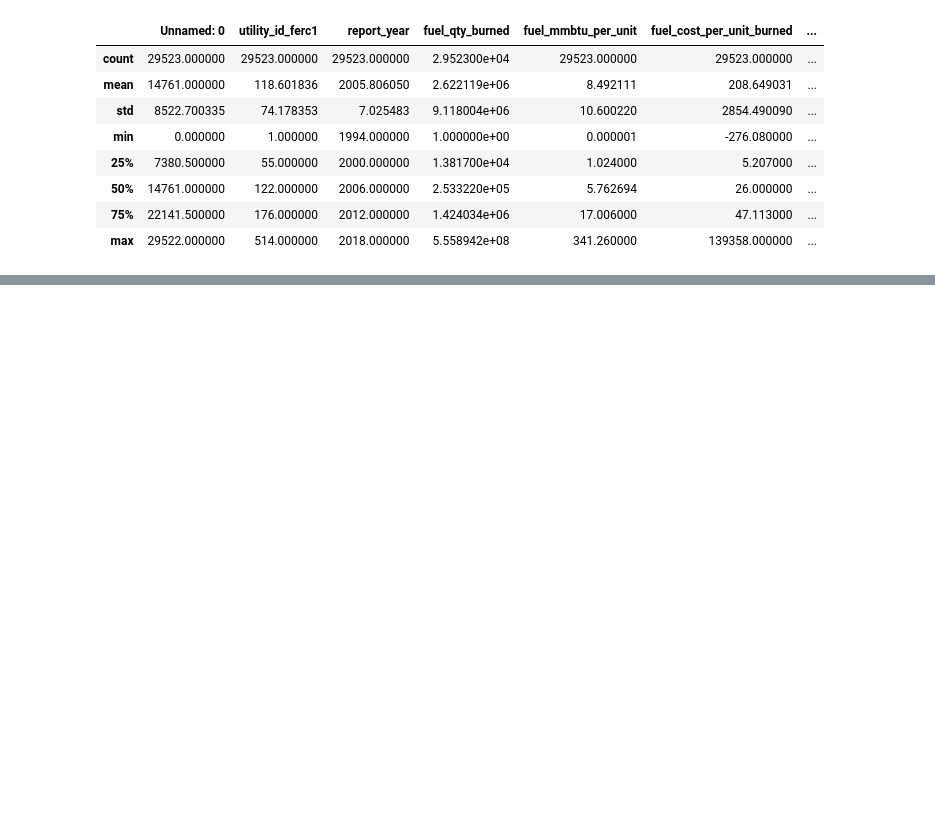
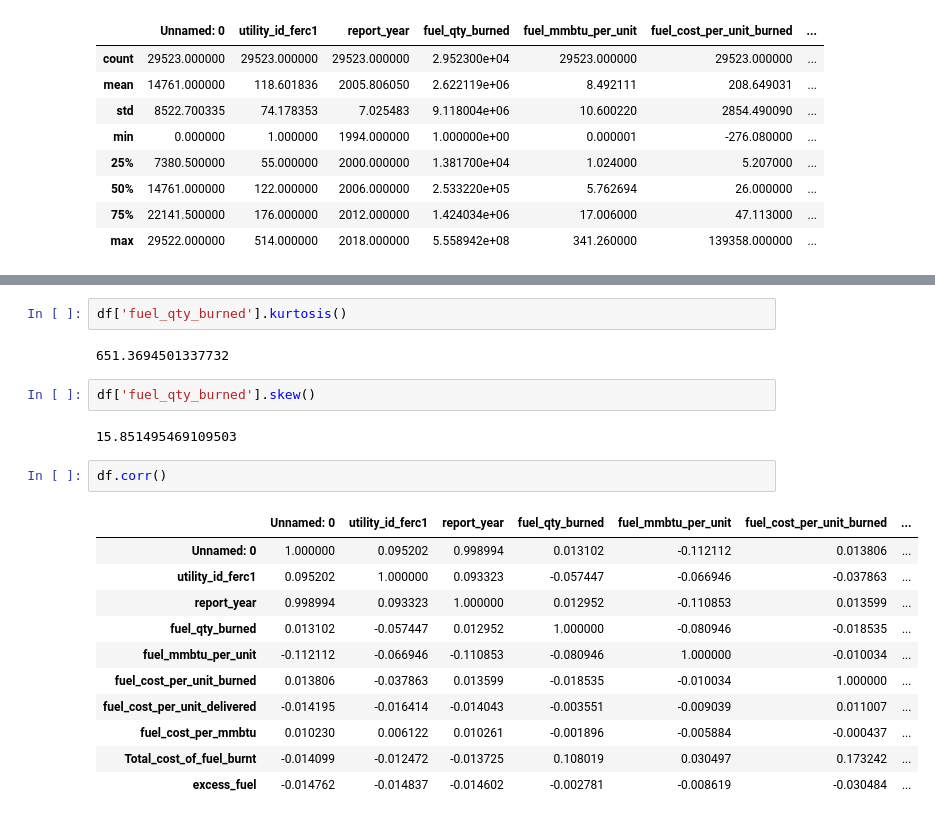
Before and after one commit to AninFreddy01/Hamoye_internship2020, a Jupyter notebook: STAGE A/fuel_ferc_analysis.ipynb, the cells around one changed output, grey strips where cells are left out. Cells and saved outputs as stored; diff of their text form; blank space fills up the shorter version.

```diff
--- a/STAGE A/fuel_ferc_analysis.ipynb
+++ b/STAGE A/fuel_ferc_analysis.ipynb
@@ -192,0 +231,22 @@ df.describe()
+# %%
+df['fuel_qty_burned'].kurtosis()
+# %% [output]
+651.3694501337732
+# %%
+df['fuel_qty_burned'].skew()
+# %% [output]
+15.851495469109503
+# %%
+df.corr()
+# %% [output]
+|  | Unnamed: 0 | utility_id_ferc1 | report_year | fuel_qty_burned | fuel_mmbtu_per_unit | fuel_cost_per_unit_burned | ... |
+| Unnamed: 0 | 1.000000 | 0.095202 | 0.998994 | 0.013102 | -0.112112 | 0.013806 | ... |
+| utility_id_ferc1 | 0.095202 | 1.000000 | 0.093323 | -0.057447 | -0.066946 | -0.037863 | ... |
+| report_year | 0.998994 | 0.093323 | 1.000000 | 0.012952 | -0.110853 | 0.013599 | ... |
+| fuel_qty_burned | 0.013102 | -0.057447 | 0.012952 | 1.000000 | -0.080946 | -0.018535 | ... |
+| fuel_mmbtu_per_unit | -0.112112 | -0.066946 | -0.110853 | -0.080946 | 1.000000 | -0.010034 | ... |
+| fuel_cost_per_unit_burned | 0.013806 | -0.037863 | 0.013599 | -0.018535 | -0.010034 | 1.000000 | ... |
+| fuel_cost_per_unit_delivered | -0.014195 | -0.016414 | -0.014043 | -0.003551 | -0.009039 | 0.011007 | ... |
+| fuel_cost_per_mmbtu | 0.010230 | 0.006122 | 0.010261 | -0.001896 | -0.005884 | -0.000437 | ... |
+| Total_cost_of_fuel_burnt | -0.014099 | -0.012472 | -0.013725 | 0.108019 | 0.030497 | 0.173242 | ... |
+| excess_fuel | -0.014762 | -0.014837 | -0.014602 | -0.002781 | -0.008619 | -0.030484 | ... |
```
Also changed, not shown: parts of 6 cells of this notebook.
